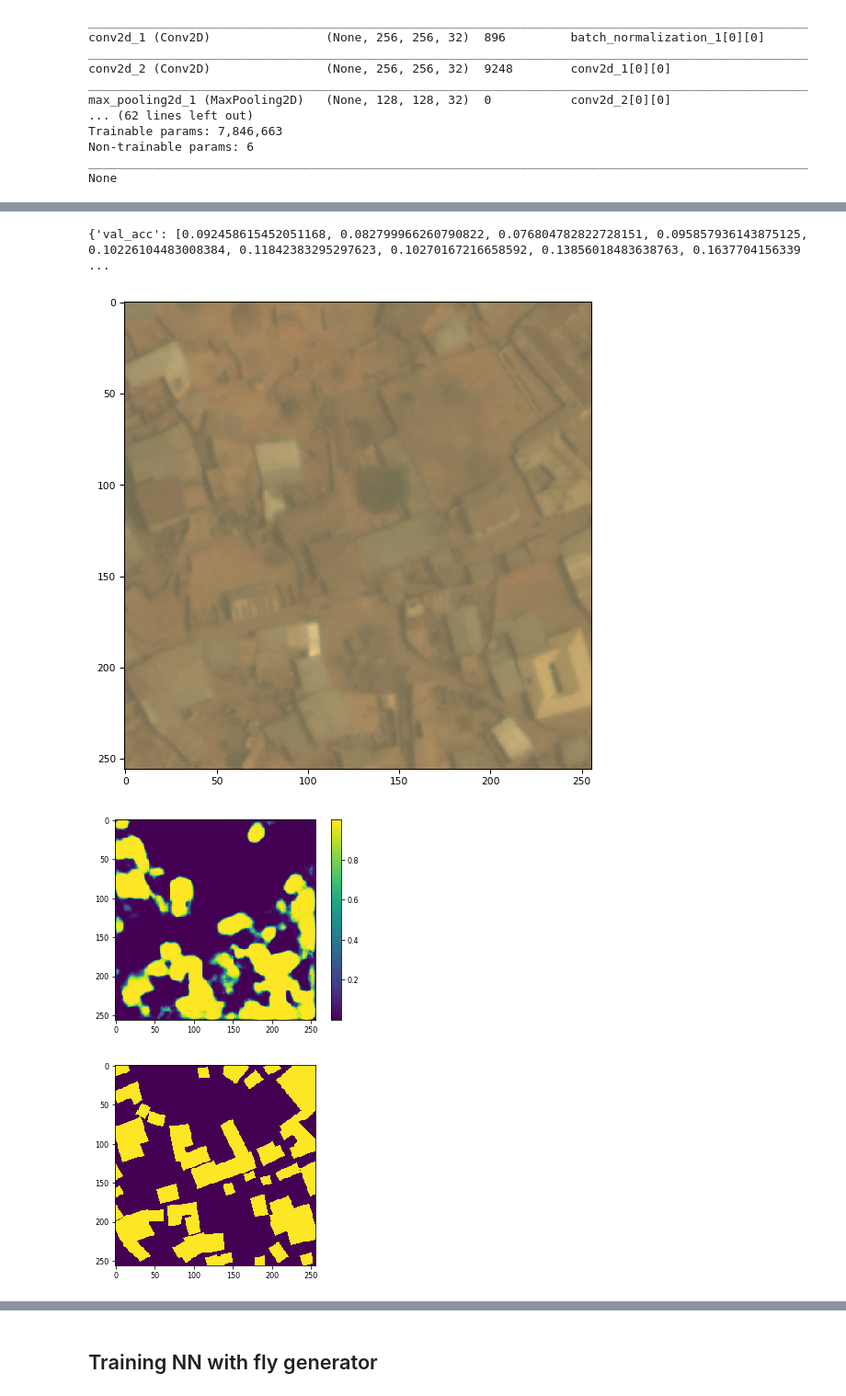
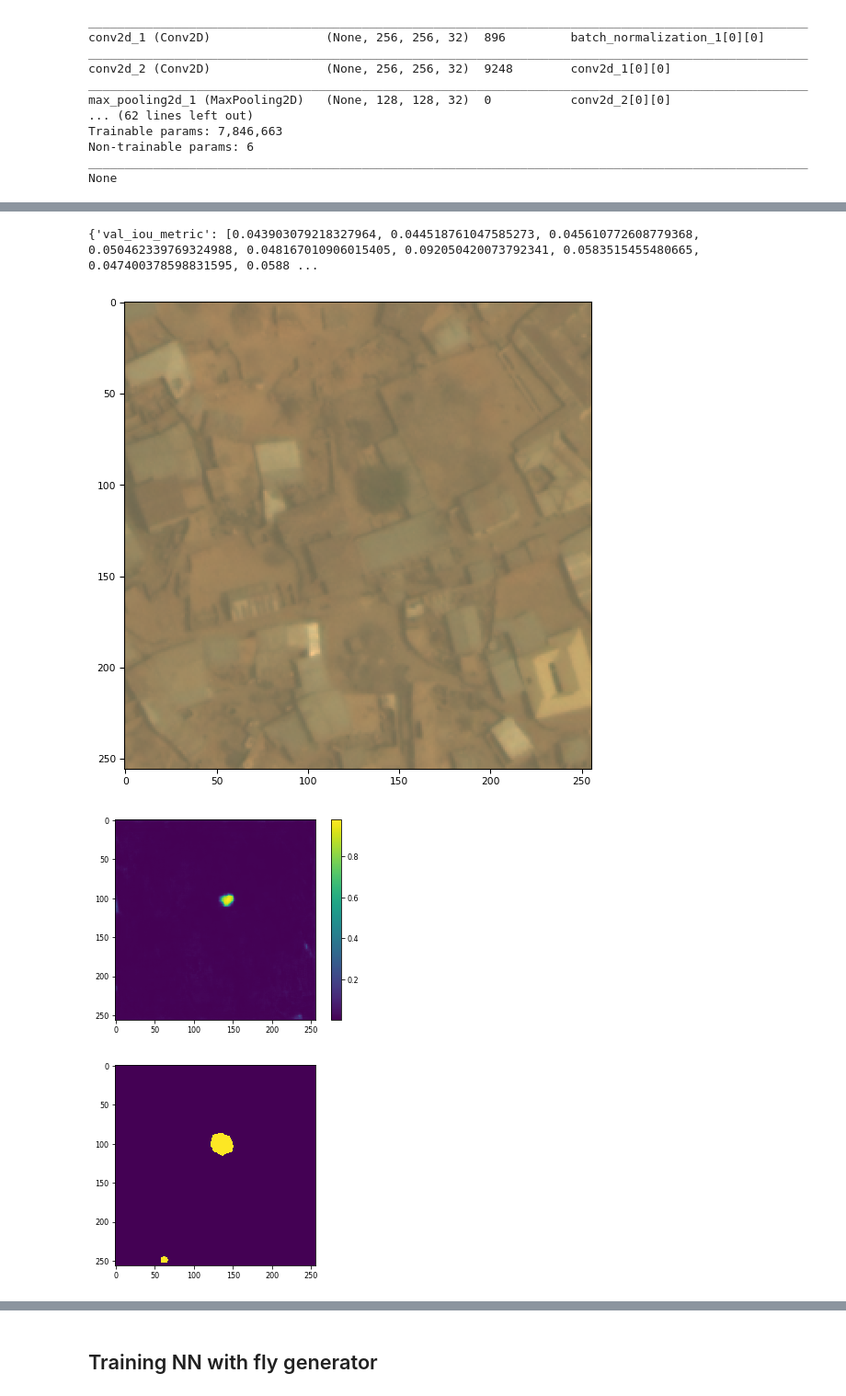
Before and after one commit to ParuninPavel/remote_sensing, a Jupyter notebook: Training_NN.ipynb, the cells around one changed output, grey strips where cells are left out. Shown at 92% size. Drawn from its saved outputs; the diff is of its cells as text; code cells hidden in the pictures.

```diff
--- a/Training_NN.ipynb
+++ b/Training_NN.ipynb
@@ -529,14 +530,14 @@ Non-trainable params: 5,894
 ____________________________________________________________________________________________________
 None
 # %%
-optimizer = keras.optimizers.SGD(lr=0.003)
+optimizer = keras.optimizers.SGD(lr=0.005)
 model.compile(loss=jaccard_loss, optimizer=optimizer, metrics=['accuracy', iou_metric])
 batch_size = 9
-training_generator = BatchGeneratorStatic(batch_size = batch_size,mask_z=[0]).generate(X_train, y_train)
-validation_generator = BatchGeneratorStatic(batch_size = batch_size, mask_z=[0]).generate(X_val, y_val)
+training_generator = BatchGeneratorStatic(batch_size = batch_size,mask_z=[4]).generate(X_train, y_train)
+validation_generator = BatchGeneratorStatic(batch_size = batch_size, mask_z=[4]).generate(X_val, y_val)
 # %%
-history = model.fit_generator(generator = training_generator,
-                    steps_per_epoch =10,# len(X_train)//batch_size,
+model.fit_generator(generator = training_generator,
+                    steps_per_epoch =1000,# len(X_train)//batch_size,
                     validation_data = validation_generator,
                     validation_steps =10,# len(X_train)//batch_size,
                     verbose = True,epochs= 10)
@@ -564,24 +547,24 @@ Epoch 10/10
 # %%
 print(history.history)
 # %% [output]
-{'val_acc': [0.092458615452051168, 0.082799966260790822, 0.076804782822728151, 0.095857936143875125, 0.10226104483008384, 0.11842383295297623, 0.10270167216658592, 0.13856018483638763, 0.1637704156339 ...
+{'val_iou_metric': [0.043903079218327964, 0.044518761047585273, 0.045610772608779368, 0.050462339769324988, 0.048167010906015405, 0.092050420073792341, 0.0583515455480665, 0.047400378598831595, 0.0588 ...
 # %%
 img = tiff.imread(X_val[255])
 img = np.rollaxis(img,0,3)
 img = np.array([img])
 img.shape
 truth = tiff.imread(y_val[255])
 truth = np.rollaxis(truth,0,3)
 prediction = model.predict(img)
 tiff.imshow (img[0])
 plt.show()
 plt.imshow (prediction[0,:,:,0])
 plt.colorbar()
 plt.show()
-plt.imshow (truth[:,:,0])
+plt.imshow (truth[:,:,4])
 plt.show()
 # %% [output]
 [figure]
-[figure, old version]
+[figure, new version]
-[figure, old version]
+[figure, new version]
 # %%
```
Also changed, not shown: parts of 4 cells of this notebook, 2 other files.
